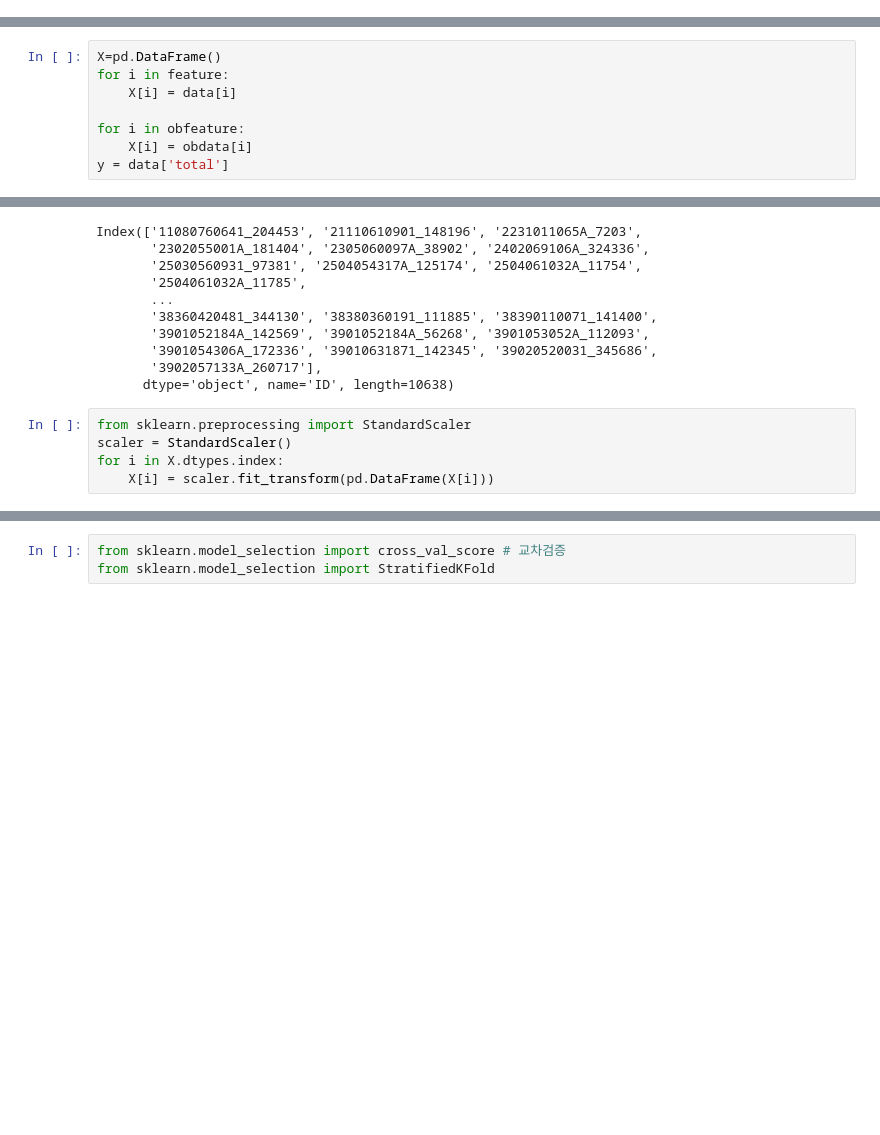
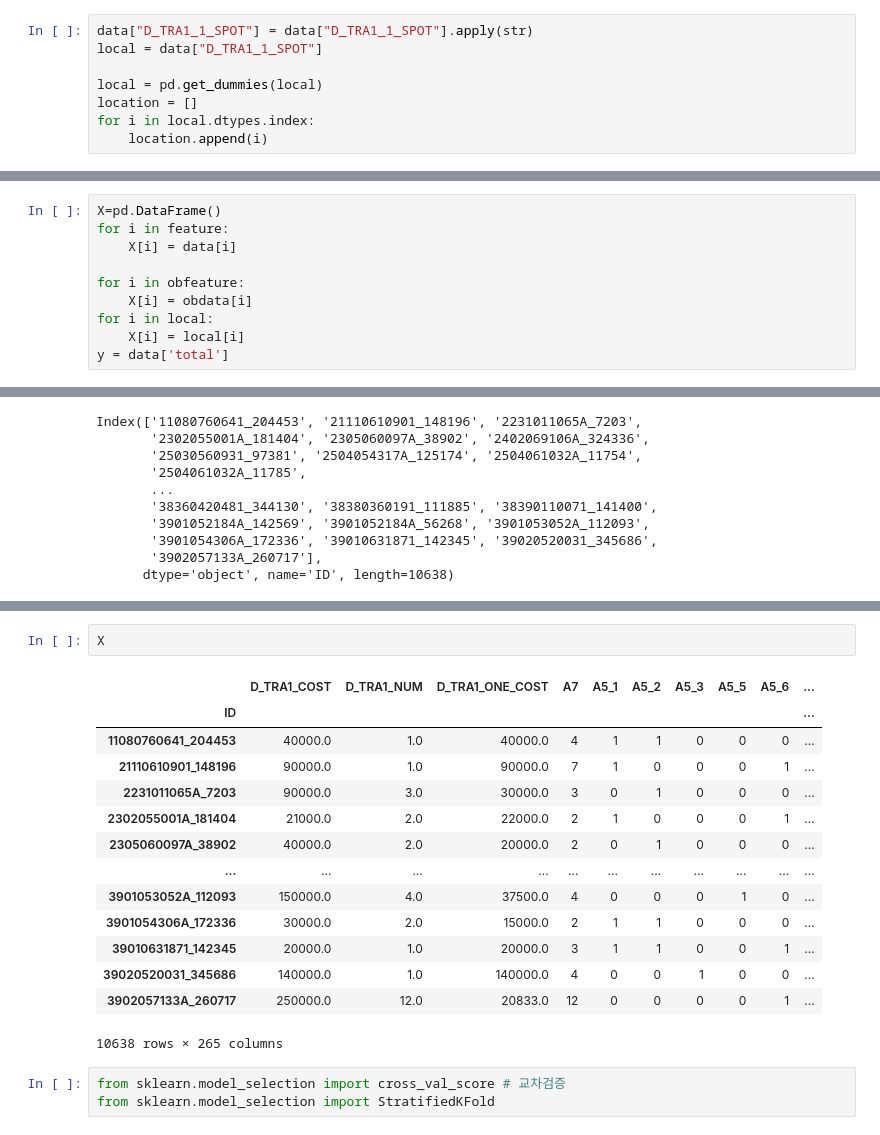
Before and after one commit to Gwanghun-Im/upgraded-barnacle, a Jupyter notebook: BTS.ipynb, the cells around one changed output, grey strips where cells are left out. Saved outputs shown, nothing was run; the diff lists cells and outputs as text; blank space fills up the shorter version.

```diff
--- a/BTS.ipynb
+++ b/BTS.ipynb
@@ -269,0 +289,8 @@ BMON_9     0.006696230149635847
+# %%
+data["D_TRA1_1_SPOT"] = data["D_TRA1_1_SPOT"].apply(str)
+local = data["D_TRA1_1_SPOT"]
+
+local = pd.get_dummies(local)
+location = []
+for i in local.dtypes.index:
+    location.append(i)
@@ -274,6 +318,8 @@ for i in feature:
 
 for i in obfeature:
     X[i] = obdata[i]
+for i in local:
+    X[i] = local[i]
 y = data['total']
 # %%
 X.index
@@ -288,8 +334,3 @@ Index(['11080760641_204453', '21110610901_148196', '2231011065A_7203',
        '3901054306A_172336', '39010631871_142345', '39020520031_345686',
        '3902057133A_260717'],
       dtype='object', name='ID', length=10638)
-# %%
-from sklearn.preprocessing import StandardScaler
-scaler = StandardScaler()
-for i in X.dtypes.index:
-    X[i] = scaler.fit_transform(pd.DataFrame(X[i]))
@@ -296,3 +353,20 @@ for i in X.dtypes.index:
+# %%
+X
+# %% [output]
+|  | D_TRA1_COST | D_TRA1_NUM | D_TRA1_ONE_COST | A7 | A5_1 | A5_2 | A5_3 | A5_5 | A5_6 | ... |
+| ID |  |  |  |  |  |  |  |  |  | ... |
+| 11080760641_204453 | 40000.0 | 1.0 | 40000.0 | 4 | 1 | 1 | 0 | 0 | 0 | ... |
+| 21110610901_148196 | 90000.0 | 1.0 | 90000.0 | 7 | 1 | 0 | 0 | 0 | 1 | ... |
+| 2231011065A_7203 | 90000.0 | 3.0 | 30000.0 | 3 | 0 | 1 | 0 | 0 | 0 | ... |
+| 2302055001A_181404 | 21000.0 | 2.0 | 22000.0 | 2 | 1 | 0 | 0 | 0 | 1 | ... |
+| 2305060097A_38902 | 40000.0 | 2.0 | 20000.0 | 2 | 0 | 1 | 0 | 0 | 0 | ... |
+| ... | ... | ... | ... | ... | ... | ... | ... | ... | ... | ... |
+| 3901053052A_112093 | 150000.0 | 4.0 | 37500.0 | 4 | 0 | 0 | 0 | 1 | 0 | ... |
+| 3901054306A_172336 | 30000.0 | 2.0 | 15000.0 | 2 | 1 | 1 | 0 | 0 | 0 | ... |
+| 39010631871_142345 | 20000.0 | 1.0 | 20000.0 | 3 | 1 | 1 | 0 | 0 | 1 | ... |
+| 39020520031_345686 | 140000.0 | 1.0 | 140000.0 | 4 | 0 | 0 | 1 | 0 | 0 | ... |
+| 3902057133A_260717 | 250000.0 | 12.0 | 20833.0 | 12 | 0 | 0 | 0 | 0 | 1 | ... |
+10638 rows × 265 columns
 # %%
 from sklearn.model_selection import cross_val_score # 교차검증
 from sklearn.model_selection import StratifiedKFold
```
Also changed, not shown: parts of 31 cells of this notebook.
